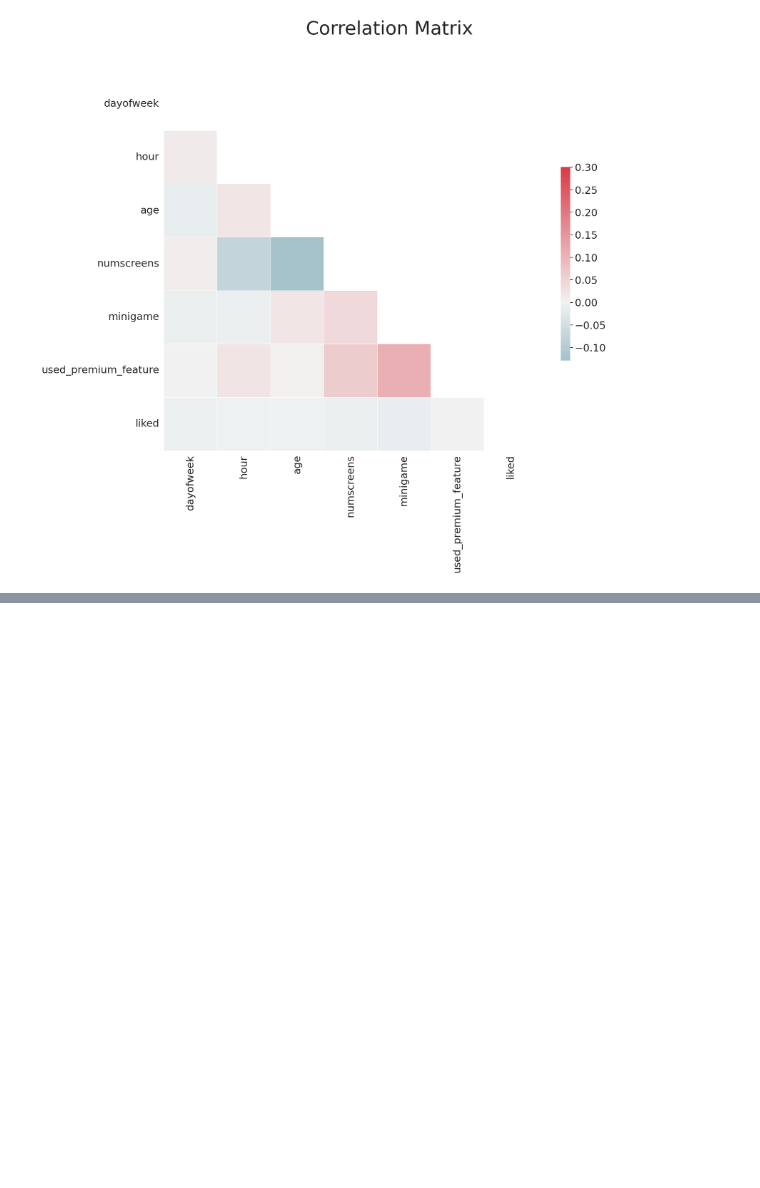
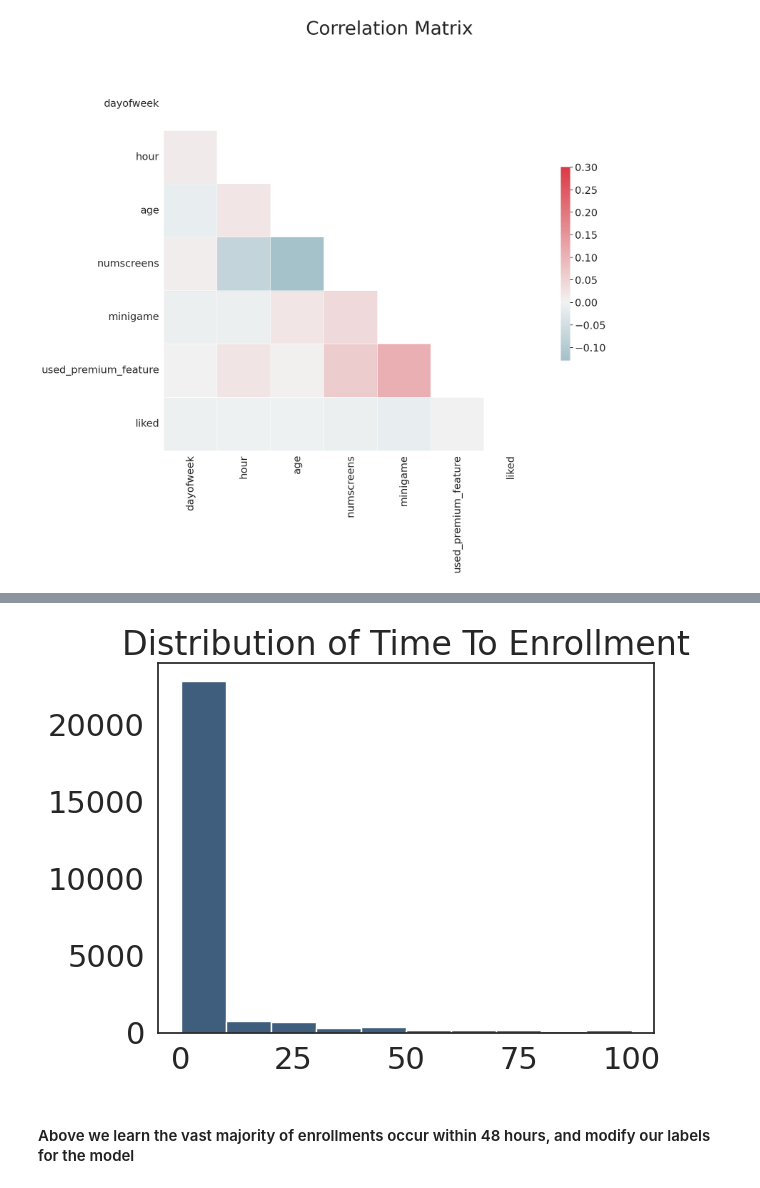
Before and after one commit to c-grigsby/ml-fintech-case-studies, a Jupyter notebook: directing-user-subscriptions/notebooks/directing-user-subscriptions_eda.ipynb, the cells around one changed output, grey strips where cells are left out. Cells and saved outputs as stored; diff of their text form; code cells hidden in the pictures; blank space fills up the shorter version.

```diff
--- a/directing-user-subscriptions/notebooks/directing-user-subscriptions_eda.ipynb
+++ b/directing-user-subscriptions/notebooks/directing-user-subscriptions_eda.ipynb
@@ -283,0 +294,9 @@ sn.heatmap(corr, mask=mask, cmap=cmap, vmax=.3, center=0,
+# %%
+# Create another plot for time to enrollment, restricting hours to less than 100
+plt.hist(df_users["enroll_date_difference"].dropna(), color='#3F5D7D', range = [0, 100])
+plt.title('Distribution of Time To Enrollment')
+plt.show()
+# %% [output]
+[figure, added]
+# %% [markdown]
+#### Above we learn the vast majority of enrollments occur within 48 hours, and modify our labels for the model
```
Also changed, not shown: parts of 20 cells of this notebook, 2 other files.
